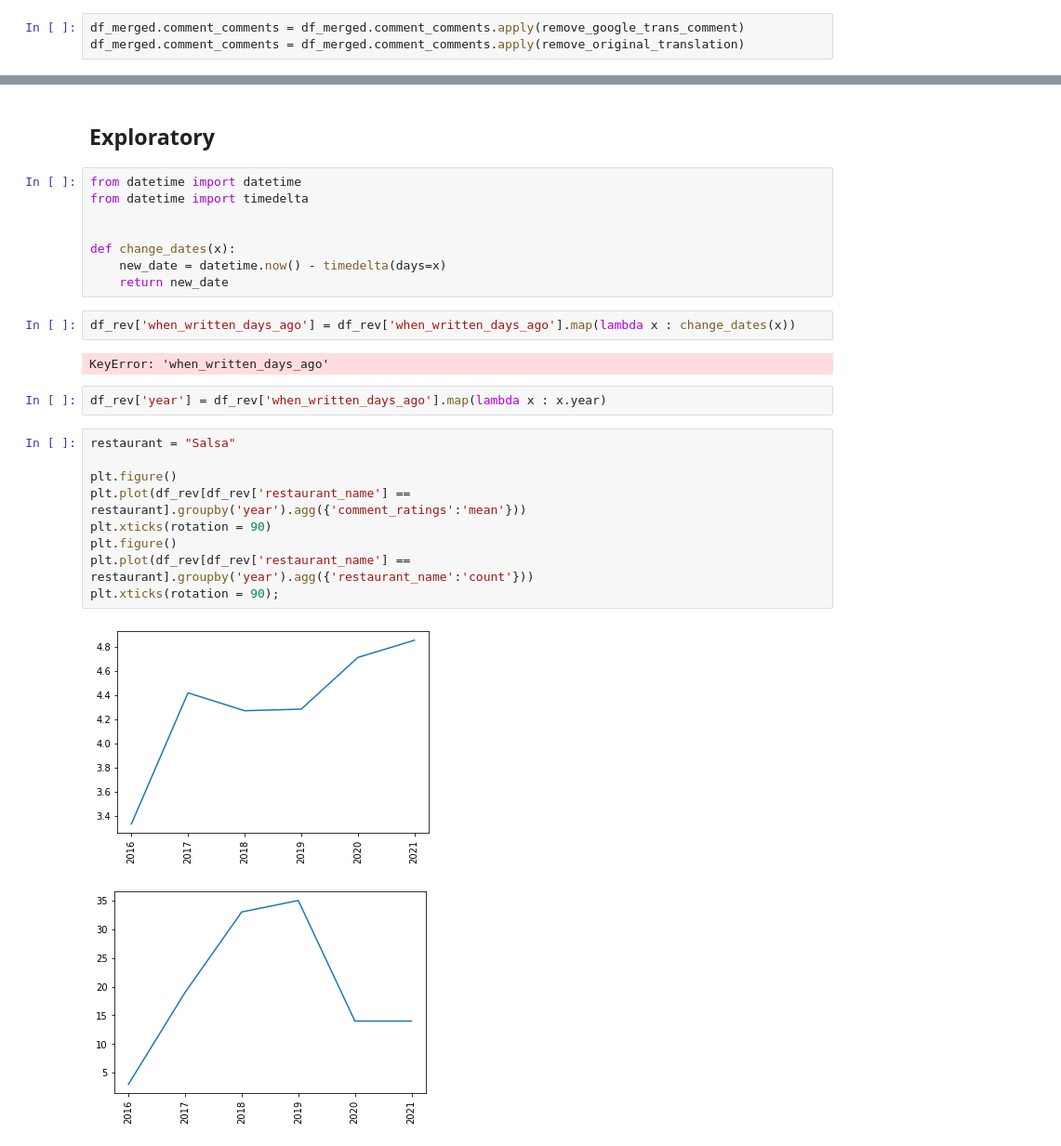
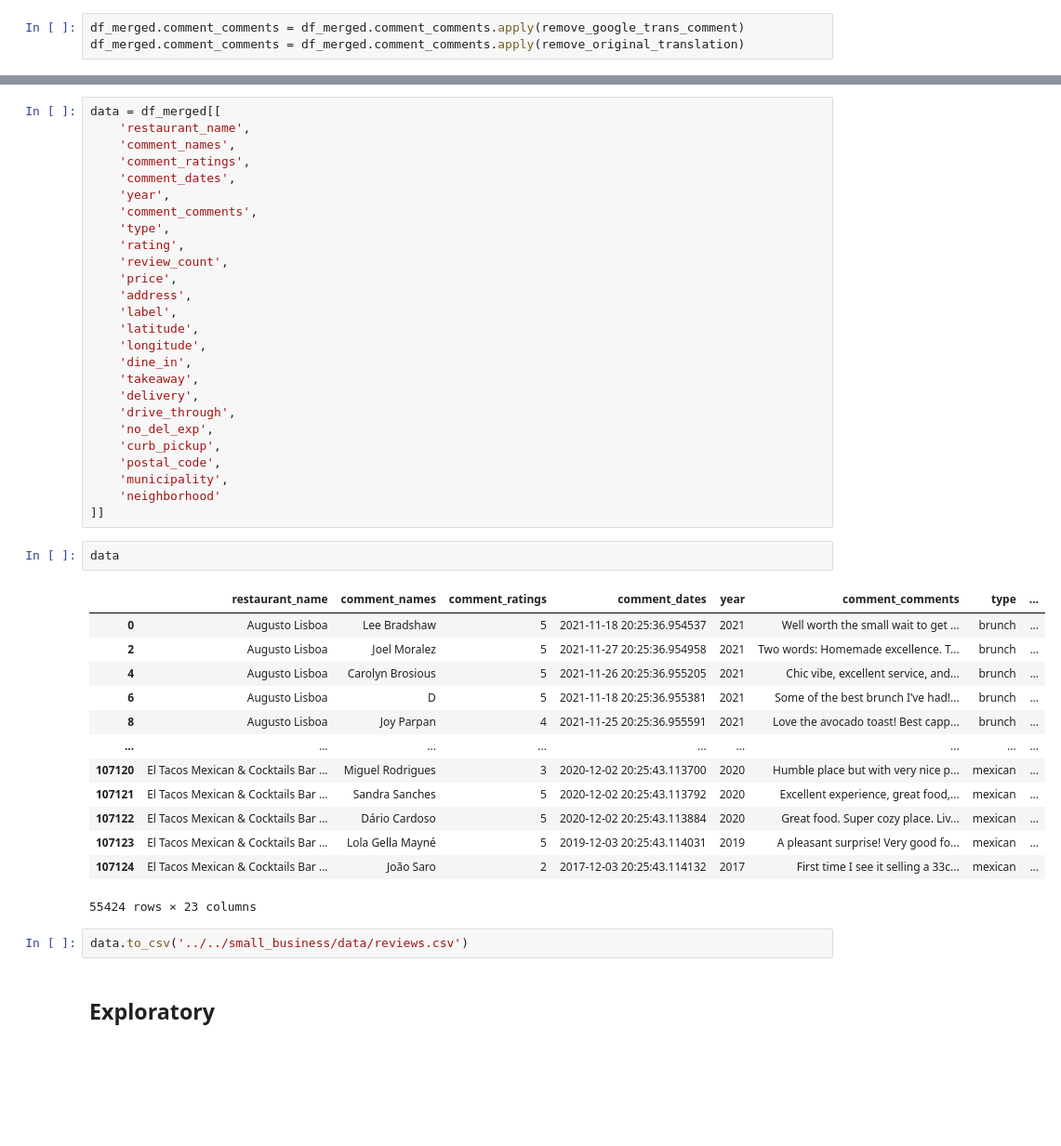
Before and after one commit to MalouO/small_business, a Jupyter notebook: notebooks/2_Exploratory/Reviews.ipynb, the cells around one changed output, grey strips where cells are left out. Shown at 93% size. Saved outputs shown, nothing was run; the diff lists cells and outputs as text; blank space fills up the shorter version.

```diff
--- a/notebooks/2_Exploratory/Reviews.ipynb
+++ b/notebooks/2_Exploratory/Reviews.ipynb
@@ -264,28 +367,46 @@ df_merged
+# %%
+data = df_merged[[
+    'restaurant_name',
+    'comment_names',
+    'comment_ratings',
+    'comment_dates',
+    'year',
+    'comment_comments',
+    'type',
+    'rating',
+    'review_count',
+    'price',
+    'address',
+    'label',
+    'latitude',
+    'longitude',
+    'dine_in',
+    'takeaway',
+    'delivery',
+    'drive_through',
+    'no_del_exp',
+    'curb_pickup',
+    'postal_code',
+    'municipality',
+    'neighborhood'
+]]
+# %%
+data
+# %% [output]
+|  | restaurant_name | comment_names | comment_ratings | comment_dates | year | comment_comments | type | ... |
+| 0 | Augusto Lisboa | Lee Bradshaw | 5 | 2021-11-18 20:25:36.954537 | 2021 | Well worth the small wait to get ... | brunch | ... |
+| 2 | Augusto Lisboa | Joel Moralez | 5 | 2021-11-27 20:25:36.954958 | 2021 | Two words: Homemade excellence. T... | brunch | ... |
+| 4 | Augusto Lisboa | Carolyn Brosious | 5 | 2021-11-26 20:25:36.955205 | 2021 | Chic vibe, excellent service, and... | brunch | ... |
+| 6 | Augusto Lisboa | D | 5 | 2021-11-18 20:25:36.955381 | 2021 | Some of the best brunch I’ve had!... | brunch | ... |
+| 8 | Augusto Lisboa | Joy Parpan | 4 | 2021-11-25 20:25:36.955591 | 2021 | Love the avocado toast! Best capp... | brunch | ... |
+| ... | ... | ... | ... | ... | ... | ... | ... | ... |
+| 107120 | El Tacos Mexican & Cocktails Bar ... | Miguel Rodrigues | 3 | 2020-12-02 20:25:43.113700 | 2020 | Humble place but with very nice p... | mexican | ... |
+| 107121 | El Tacos Mexican & Cocktails Bar ... | Sandra Sanches | 5 | 2020-12-02 20:25:43.113792 | 2020 | Excellent experience, great food,... | mexican | ... |
+| 107122 | El Tacos Mexican & Cocktails Bar ... | Dário Cardoso | 5 | 2020-12-02 20:25:43.113884 | 2020 | Great food. Super cozy place. Liv... | mexican | ... |
+| 107123 | El Tacos Mexican & Cocktails Bar ... | Lola Gella Mayné | 5 | 2019-12-03 20:25:43.114031 | 2019 | A pleasant surprise! Very good fo... | mexican | ... |
+| 107124 | El Tacos Mexican & Cocktails Bar ... | João Saro | 2 | 2017-12-03 20:25:43.114132 | 2017 | First time I see it selling a 33c... | mexican | ... |
+55424 rows × 23 columns
+# %%
+data.to_csv('../../small_business/data/reviews.csv')
 # %% [markdown]
 ## Exploratory
-# %%
-from datetime import datetime
-from datetime import timedelta
-
-
-def change_dates(x):
-    new_date = datetime.now() - timedelta(days=x)
-    return new_date
-# %%
-df_rev['when_written_days_ago'] = df_rev['when_written_days_ago'].map(lambda x : change_dates(x))
-# %% [output]
-KeyError: 'when_written_days_ago'
-# %%
-df_rev['year'] = df_rev['when_written_days_ago'].map(lambda x : x.year)
-# %%
-restaurant = "Salsa"
-
-plt.figure()
-plt.plot(df_rev[df_rev['restaurant_name'] == restaurant].groupby('year').agg({'comment_ratings':'mean'}))
-plt.xticks(rotation = 90)
-plt.figure()
-plt.plot(df_rev[df_rev['restaurant_name'] == restaurant].groupby('year').agg({'restaurant_name':'count'}))
-plt.xticks(rotation = 90);
-# %% [output]
-[figure, removed]
-[figure, removed]
```
Also changed, not shown: parts of 25 cells of this notebook, 2 other files.
